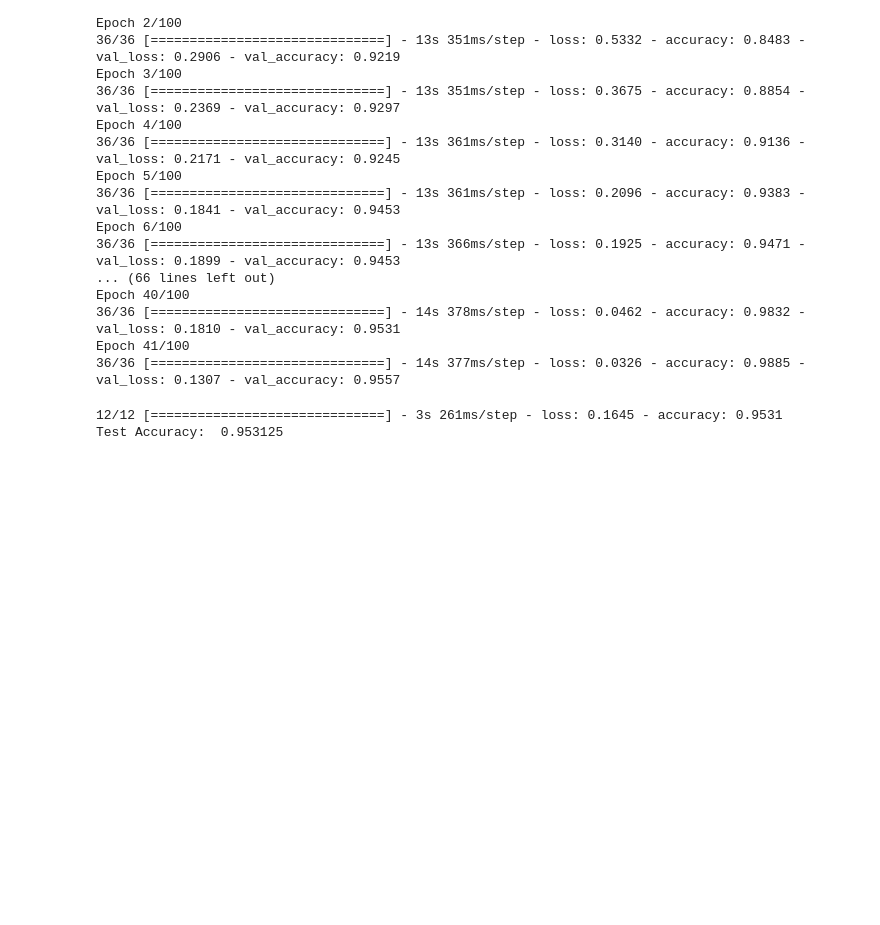
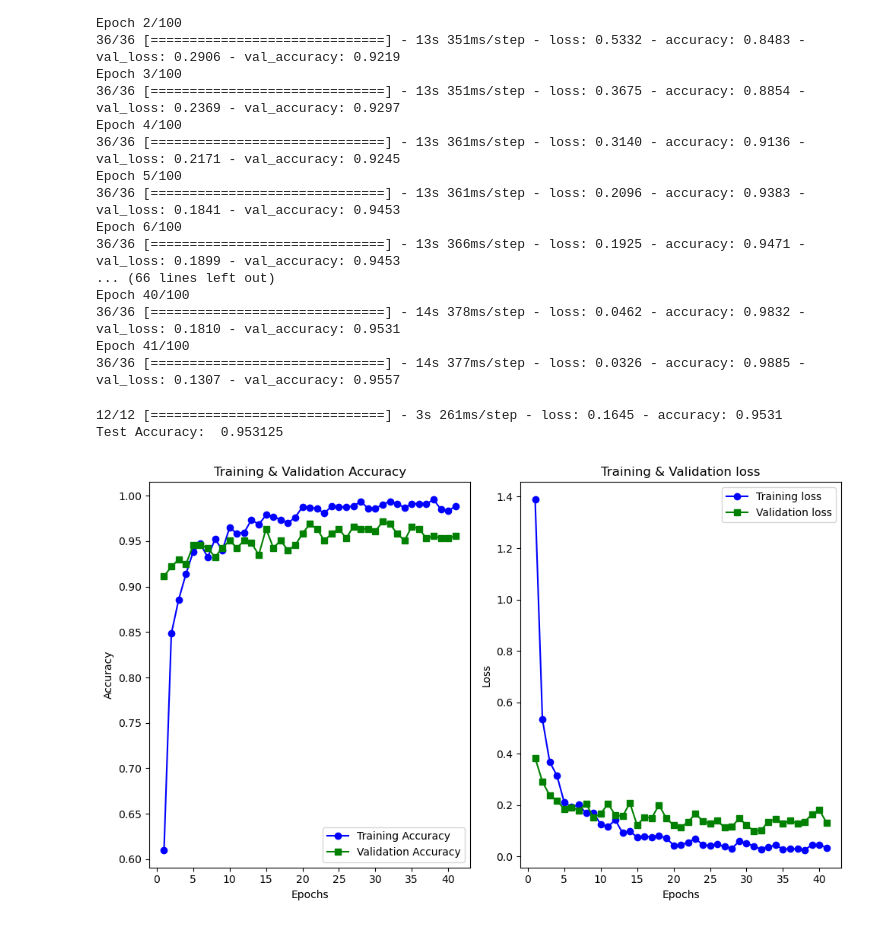
Before and after one commit to MaukanMir/Animal-Image-Classification, a Jupyter notebook: training.ipynb, the cells around one changed output. Saved outputs shown, nothing was run; the diff lists cells and outputs as text; code cells hidden in the pictures; blank space fills up the shorter version.

```diff
--- a/training.ipynb
+++ b/training.ipynb
@@ -342,3 +342,7 @@ print("Test Accuracy: ", acc)
 # %% [output]
 12/12 [==============================] - 3s 261ms/step - loss: 0.1645 - accuracy: 0.9531
 Test Accuracy:  0.953125
+# %%
+plot_learning_curves(history)
+# %% [output]
+[figure, added]
```
